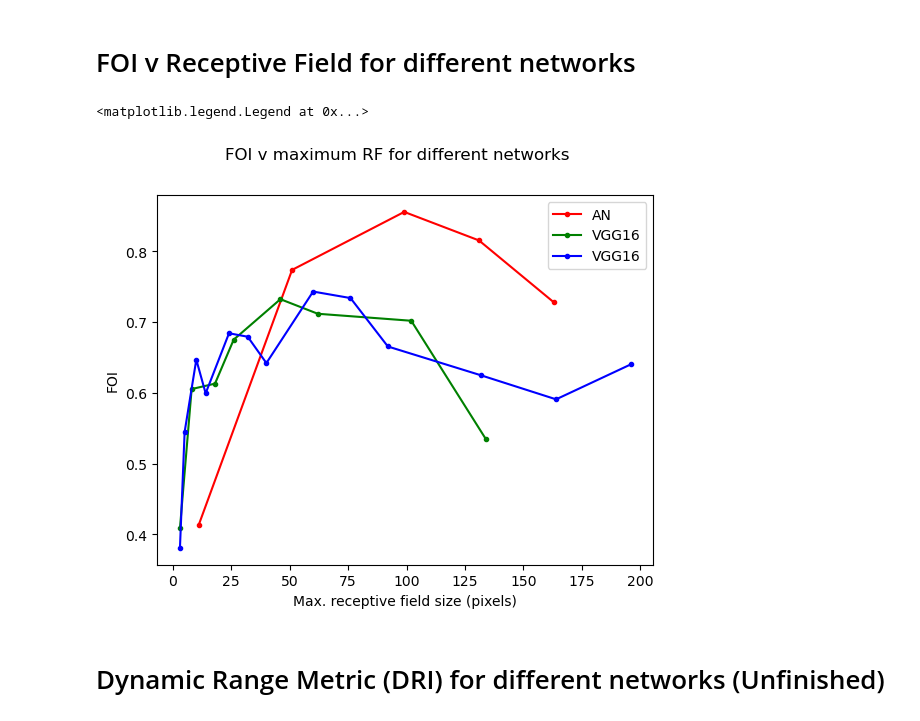
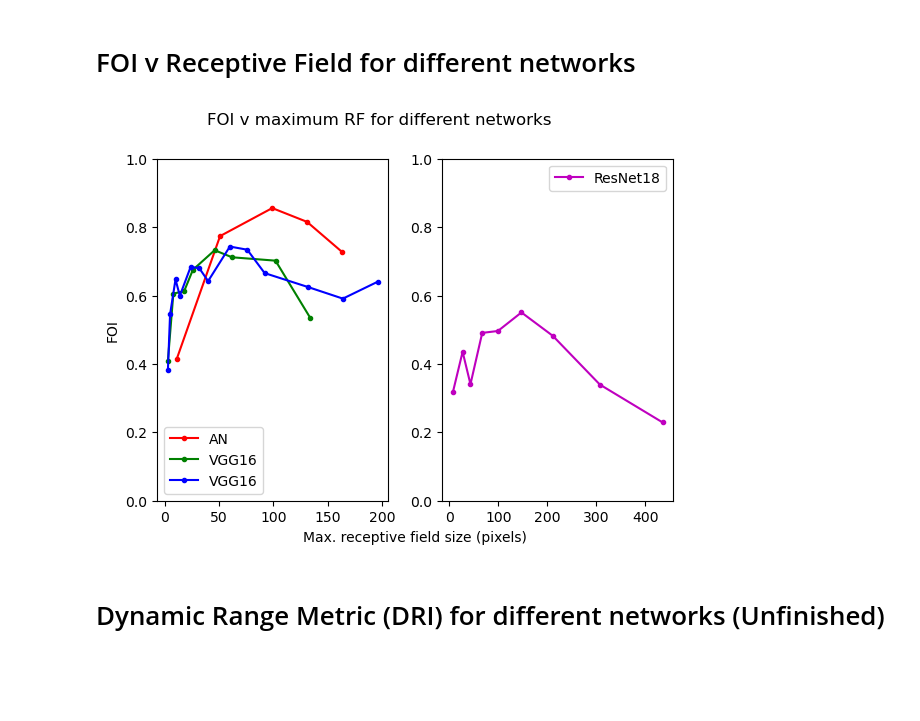
Before and after one commit to L24358/artiphisiology, a Jupyter notebook: main/reports/20230513_FOI.ipynb, the cells around one changed output. Drawn from its saved outputs; the diff is of its cells as text; code cells hidden in the pictures; blank space fills up the shorter version.

```diff
--- a/main/reports/20230513_FOI.ipynb
+++ b/main/reports/20230513_FOI.ipynb
@@ -281,29 +278,44 @@ def get_prs_wrap(mtype, hkeys):
     return prs, resp
 # %%
 device = "cuda:0"
-color = vis.color_generator(["r", "g", "b"])
+color = vis.color_generator(["r", "g", "b", "m"])
+
+fig = plt.figure()
+ax = fig.add_subplot(1, 2, 1)
 for mtype in ["AN", "VGG16", "VGG16b"]:
     # load model, info and define parameters
     if mtype == "AN": mfunc = mdl.get_alexnet; ldic = mdl.AN_layer
     elif mtype == "VGG16": mfunc = mdl.get_vgg16; ldic = mdl.VGG16_layer
     elif mtype == "VGG16b": mfunc = mdl.get_vgg16b; ldic = mdl.VGG16b_layer
     hkeys = list(ldic.keys())
     model = mfunc(hidden_keys=hkeys).to(device)
 
     # obtain rf, foi
     prs_an, resp_an = get_prs_wrap(mtype, hkeys)
     rfs = get_RF(model)
     foi = [prs_an[hkey][resp_an[hkey]].mean() for hkey in hkeys]
     maxrf = [rfs[hkey] for hkey in hkeys]
 
     label = "VGG11" if mtype == "VGG16" else mtype
     label = "VGG16" if mtype == "VGG16b" else mtype
     plt.plot(maxrf, foi, label=label, color=next(color), marker=".")
-plt.xlabel("Max. receptive field size (pixels)"); plt.ylabel("FOI"); plt.suptitle("FOI v maximum RF for different networks")
-plt.legend()
+plt.ylim((0,1)); plt.legend()
+
+hkeys = list(mdl.ResNet18_layer.keys())
+model = mdl.get_resnet18(hidden_keys=hkeys)
+prs_an, resp_an = get_prs_wrap("ResNet18", hkeys)
+rfs = get_RF_resnet(model)
+foi = [prs_an[hkey][resp_an[hkey]].mean() for hkey in hkeys]
+maxrf = [rfs[hkey] for hkey in hkeys]
+ax = fig.add_subplot(1, 2, 2)
+plt.plot(maxrf, foi, label="ResNet18", color=next(color), marker=".")
+plt.ylim((0,1)); plt.legend()
+
+vis.common_label(fig, "Max. receptive field size (pixels)", "FOI")
+plt.suptitle("FOI v maximum RF for different networks")
+plt.tight_layout(); plt.show()
 # %% [output]
-<matplotlib.legend.Legend at 0x...>
-[figure, old version]
+[figure, new version]
 # %% [markdown]
 # Dynamic Range Metric (DRI) for different networks (Unfinished)
 # %%
```
Also changed, not shown: parts of 2 cells of this notebook, 6 other files.
